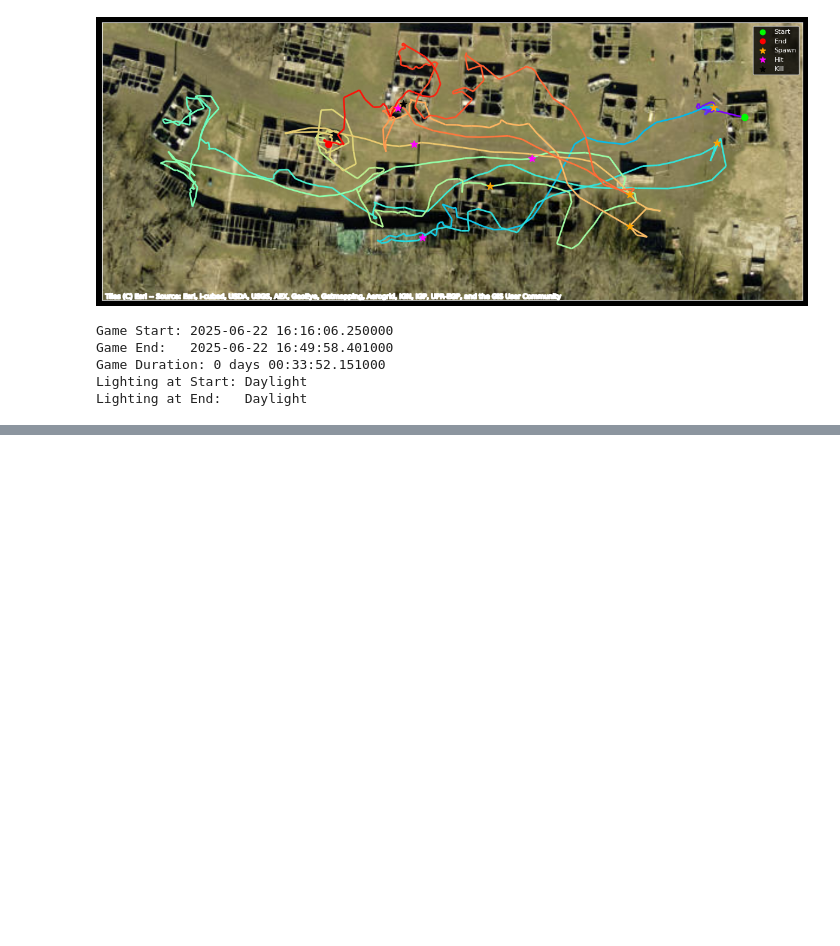
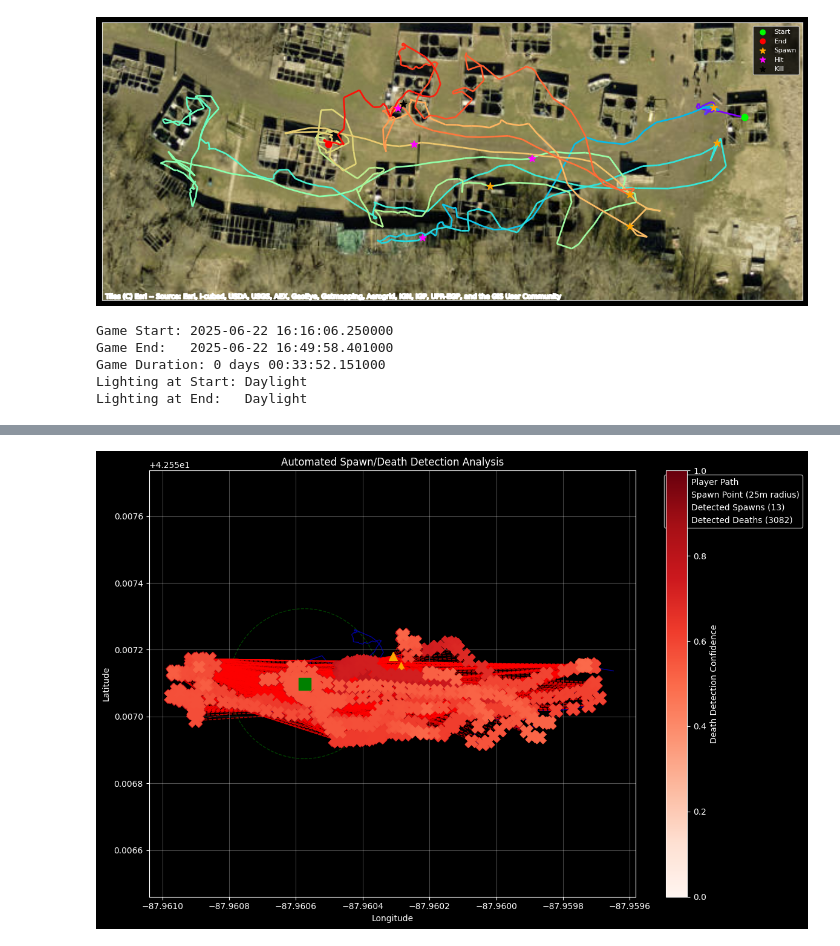
Before and after one commit to xmbn/Airsoft-Telemetry, a Jupyter notebook: docs/analysis/sample_data_analysis.ipynb, the cells around one changed output, grey strips where cells are left out. Cells and saved outputs as stored; diff of their text form; code cells hidden in the pictures; blank space fills up the shorter version.

Commit message:
event detection

```diff
--- a/docs/analysis/sample_data_analysis.ipynb
+++ b/docs/analysis/sample_data_analysis.ipynb
@@ -265,0 +575,91 @@ Lighting at End:   Daylight
+# %%
+# Visualize detected events on map
+plt.figure(figsize=(12, 8))
+
+# Plot the main path
+plt.plot(df['Longitude'], df['Latitude'], 'b-', alpha=0.6, linewidth=1, label='Player Path')
+
+# Plot spawn point
+plt.scatter(spawn_lon, spawn_lat, color='green', s=200, marker='s',
+           label=f'Spawn Point ({spawn_radius}m radius)', zorder=5)
+
+# Draw spawn radius circle
+circle = plt.Circle((spawn_lon, spawn_lat), spawn_radius/111320, # Convert meters to degrees (rough)
+                   fill=False, color='green', linestyle='--', alpha=0.5)
+plt.gca().add_patch(circle)
+
+# Plot detected spawn entries
+if spawn_entries:
+    spawn_lons = [entry['lon'] for entry in spawn_entries]
+    spawn_lats = [entry['lat'] for entry in spawn_entries]
+    plt.scatter(spawn_lons, spawn_lats, color='orange', s=100, marker='^',
+               label=f'Detected Spawns ({len(spawn_entries)})', zorder=4)
+
+# Plot detected deaths
+if potential_deaths:
+    death_lons = [death['death_lon'] for death in potential_deaths]
+    death_lats = [death['death_lat'] for death in potential_deaths]
+    death_confidences = [death['confidence'] for death in potential_deaths]
+
+    # Size markers by confidence
+    death_sizes = [100 + 200 * conf for conf in death_confidences]
+    scatter = plt.scatter(death_lons, death_lats, c=death_confidences, s=death_sizes,
+                         marker='X', cmap='Reds', vmin=0, vmax=1,
+                         label=f'Detected Deaths ({len(potential_deaths)})', zorder=4)
+
+    # Add colorbar for confidence
+    cbar = plt.colorbar(scatter)
+    cbar.set_label('Death Detection Confidence')
+
+# Draw lines from deaths to corresponding spawns
+if potential_deaths:
+    for death in potential_deaths:
+        # Find corresponding spawn
+        spawn_time = death['spawn_time']
+        spawn_entry = next(s for s in spawn_entries if s['time'] == spawn_time)
+
+        plt.plot([death['death_lon'], spawn_entry['lon']],
+                [death['death_lat'], spawn_entry['lat']],
+                'r--', alpha=0.5, linewidth=1)
+
+plt.xlabel('Longitude')
+plt.ylabel('Latitude')
+plt.title('Automated Spawn/Death Detection Analysis')
+plt.legend(bbox_to_anchor=(1.05, 1), loc='upper left')
+plt.grid(True, alpha=0.3)
+plt.axis('equal')
+plt.tight_layout()
+plt.show()
+
+# Print detailed analysis
+print("\n=== DETAILED ANALYSIS ===")
+for i, death in enumerate(potential_deaths):
+    print(f"\nDeath Event {i+1}:")
+    print(f"  Time: {death['death_time']}")
+    print(f"  Location: ({death['death_lat']:.6f}, {death['death_lon']:.6f})")
+    print(f"  Time to respawn: {death['time_to_spawn']:.0f} seconds")
+    print(f"  Return speed: {death['avg_speed_after']:.2f} m/s")
+    print(f"  Direction consistency: {death['direction_consistency']:.1%}")
+    print(f"  Overall confidence: {death['confidence']:.1%}")
+
+    # Interpret the movement
+    speed = death['avg_speed_after']
+    if speed < 1.0:
+        movement_type = "Crawling/Very Slow"
+    elif speed < 2.0:
+        movement_type = "Walking"
+    elif speed < 4.0:
+        movement_type = "Jogging"
+    else:
+        movement_type = "Running"
+
+    print(f"  Return movement: {movement_type}")
+
+    if death['confidence'] > 0.8:
+        print(f"  Assessment: HIGH confidence death detection")
+    elif death['confidence'] > 0.6:
+        print(f"  Assessment: MEDIUM confidence death detection")
+    else:
+        print(f"  Assessment: LOW confidence death detection")
+# %% [output]
+[figure, added]
```
Also changed, not shown: parts of 11 cells of this notebook.
